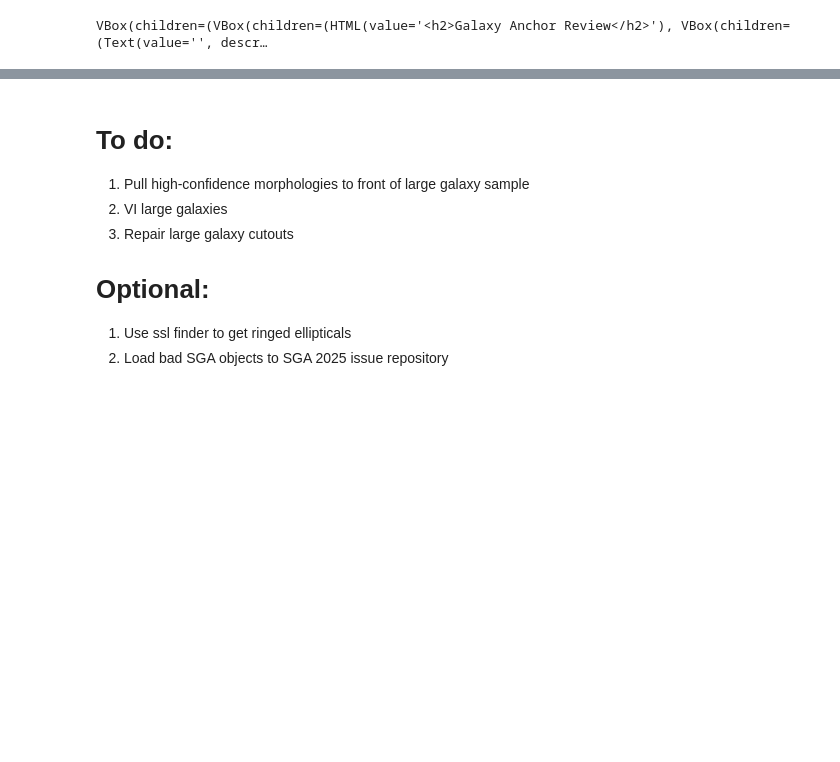
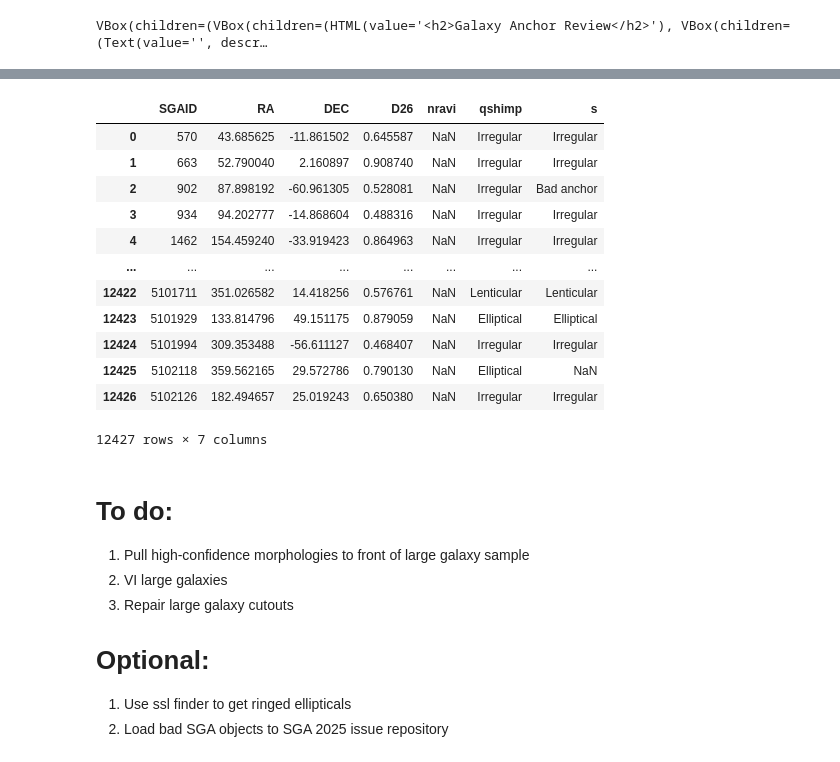
Before and after one commit to DESI-UR/morphology_classification, a Jupyter notebook: VI-set/Anchor_Refinery.ipynb, the cells around one changed output, grey strips where cells are left out. Cells and saved outputs as stored; diff of their text form; code cells hidden in the pictures; blank space fills up the shorter version.

```diff
--- a/VI-set/Anchor_Refinery.ipynb
+++ b/VI-set/Anchor_Refinery.ipynb
@@ -320,3 +339,19 @@ display(matrix)
+# %%
+master
+# %% [output]
+|  | SGAID | RA | DEC | D26 | nravi | qshimp | s |
+| 0 | 570 | 43.685625 | -11.861502 | 0.645587 | NaN | Irregular | Irregular |
+| 1 | 663 | 52.790040 | 2.160897 | 0.908740 | NaN | Irregular | Irregular |
+| 2 | 902 | 87.898192 | -60.961305 | 0.528081 | NaN | Irregular | Bad anchor |
+| 3 | 934 | 94.202777 | -14.868604 | 0.488316 | NaN | Irregular | Irregular |
+| 4 | 1462 | 154.459240 | -33.919423 | 0.864963 | NaN | Irregular | Irregular |
+| ... | ... | ... | ... | ... | ... | ... | ... |
+| 12422 | 5101711 | 351.026582 | 14.418256 | 0.576761 | NaN | Lenticular | Lenticular |
+| 12423 | 5101929 | 133.814796 | 49.151175 | 0.879059 | NaN | Elliptical | Elliptical |
+| 12424 | 5101994 | 309.353488 | -56.611127 | 0.468407 | NaN | Irregular | Irregular |
+| 12425 | 5102118 | 359.562165 | 29.572786 | 0.790130 | NaN | Elliptical | NaN |
+| 12426 | 5102126 | 182.494657 | 25.019243 | 0.650380 | NaN | Irregular | Irregular |
+12427 rows × 7 columns
 # %% [markdown]
 # To do:
 1. Pull high-confidence morphologies to front of large galaxy sample
```
Also changed, not shown: parts of 16 cells of this notebook, 1 other file.
